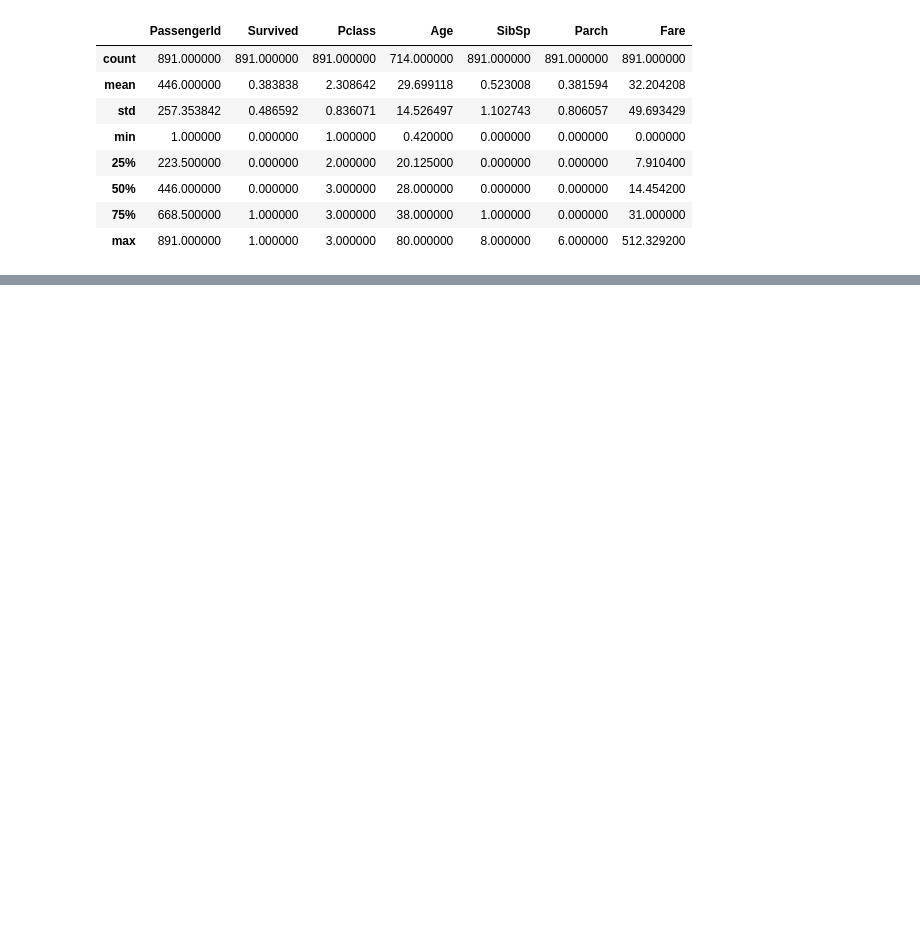
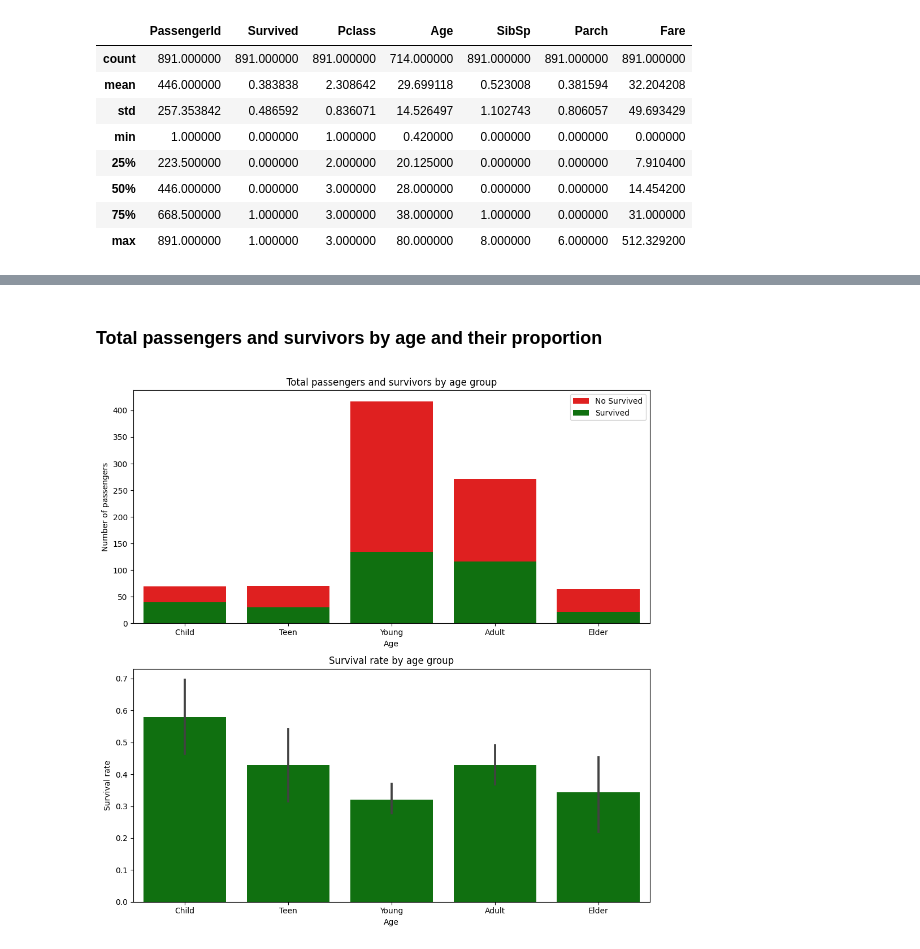
Before and after one commit to plss12/Titanic-Survivors-Prediction, a Jupyter notebook: titanic-survivors-prediction.ipynb, the cells around one changed output, grey strips where cells are left out. Cells and saved outputs as stored; diff of their text form; code cells hidden in the pictures; blank space fills up the shorter version.

```diff
--- a/titanic-survivors-prediction.ipynb
+++ b/titanic-survivors-prediction.ipynb
@@ -207,0 +205,26 @@ plt.show()
+# %% [markdown]
+### Total passengers and survivors by age and their proportion
+# %%
+bins = [0, 12, 18, 30, 50, 80]
+labels = ['Child','Teen','Young','Adult','Elder']
+train_df['Age'] = pd.cut(train_df['Age'], bins=bins, labels=labels)
+test_df['Age'] = pd.cut(test_df['Age'], bins=bins, labels=labels)
+
+age_stats = train_df.groupby('Age')['Survived'].agg(total='count', survived='sum')
+
+fig, axes = plt.subplots(2, 1, figsize=(10, 10))
+
+sns.barplot(x=age_stats.index, y=age_stats['total'], color='red', label='No Survived', ax=axes[0])
+sns.barplot(x=age_stats.index, y=age_stats['survived'], color='green', label='Survived', ax=axes[0])
+axes[0].set_title('Total passengers and survivors by age group')
+axes[0].set_ylabel('Number of passengers')
+axes[0].legend()
+
+sns.barplot(x='Age', y='Survived', data=train_df, color='green', ax=axes[1])
+axes[1].set_title('Survival rate by age group')
+axes[1].set_ylabel('Survival rate')
+
+plt.tight_layout()
+plt.show()
+# %% [output]
+[figure, added]
```
Also changed, not shown: parts of 48 cells of this notebook.
